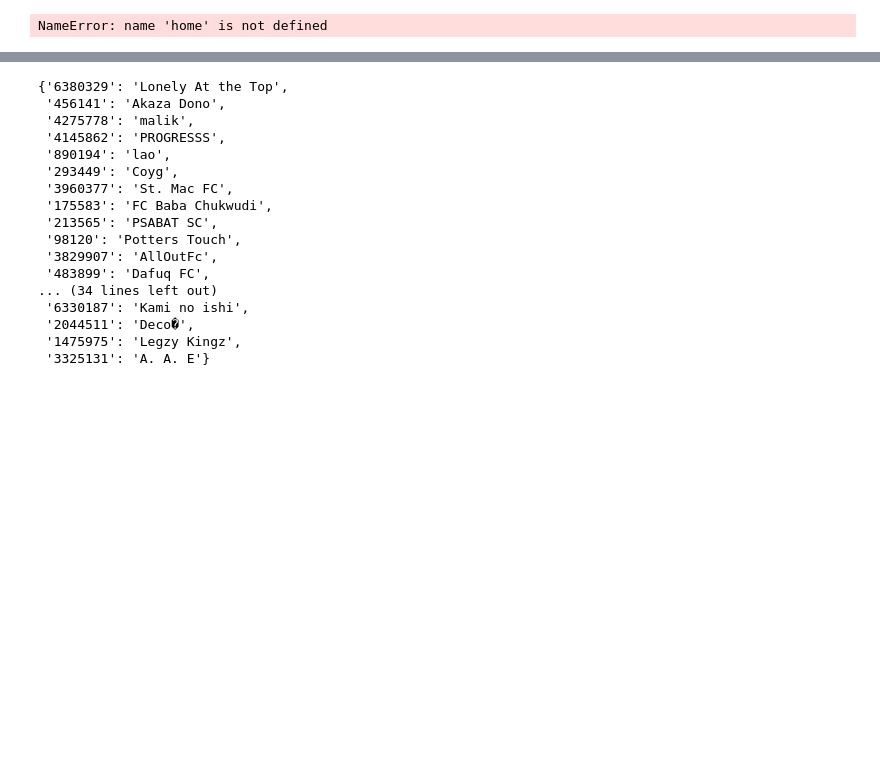
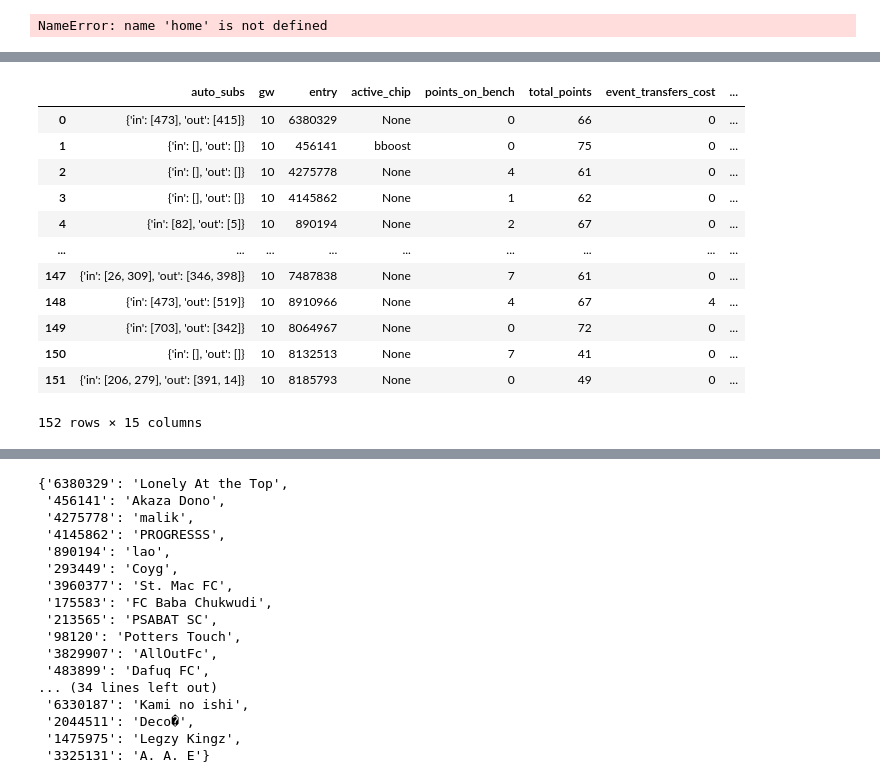
Before and after one commit to Ok3ks/Sports, a Jupyter notebook: fpl/Quick guide to FPL api.ipynb, the cells around one changed output, grey strips where cells are left out. Drawn from its saved outputs; the diff is of its cells as text; code cells hidden in the pictures; blank space fills up the shorter version.

```diff
--- a/fpl/Quick guide to FPL api.ipynb
+++ b/fpl/Quick guide to FPL api.ipynb
@@ -1299,0 +1329,16 @@ TypeError: 'dict_keys' object is not subscriptable
+# %%
+o_df
+# %% [output]
+|  | auto_subs | gw | entry | active_chip | points_on_bench | total_points | event_transfers_cost | ... |
+| 0 | {'in': [473], 'out': [415]} | 10 | 6380329 | None | 0 | 66 | 0 | ... |
+| 1 | {'in': [], 'out': []} | 10 | 456141 | bboost | 0 | 75 | 0 | ... |
+| 2 | {'in': [], 'out': []} | 10 | 4275778 | None | 4 | 61 | 0 | ... |
+| 3 | {'in': [], 'out': []} | 10 | 4145862 | None | 1 | 62 | 0 | ... |
+| 4 | {'in': [82], 'out': [5]} | 10 | 890194 | None | 2 | 67 | 0 | ... |
+| ... | ... | ... | ... | ... | ... | ... | ... | ... |
+| 147 | {'in': [26, 309], 'out': [346, 398]} | 10 | 7487838 | None | 7 | 61 | 0 | ... |
+| 148 | {'in': [473], 'out': [519]} | 10 | 8910966 | None | 4 | 67 | 4 | ... |
+| 149 | {'in': [703], 'out': [342]} | 10 | 8064967 | None | 0 | 72 | 0 | ... |
+| 150 | {'in': [], 'out': []} | 10 | 8132513 | None | 7 | 41 | 0 | ... |
+| 151 | {'in': [206, 279], 'out': [391, 14]} | 10 | 8185793 | None | 0 | 49 | 0 | ... |
+152 rows × 15 columns
```
Also changed, not shown: parts of 18 cells of this notebook, 8 other files.
